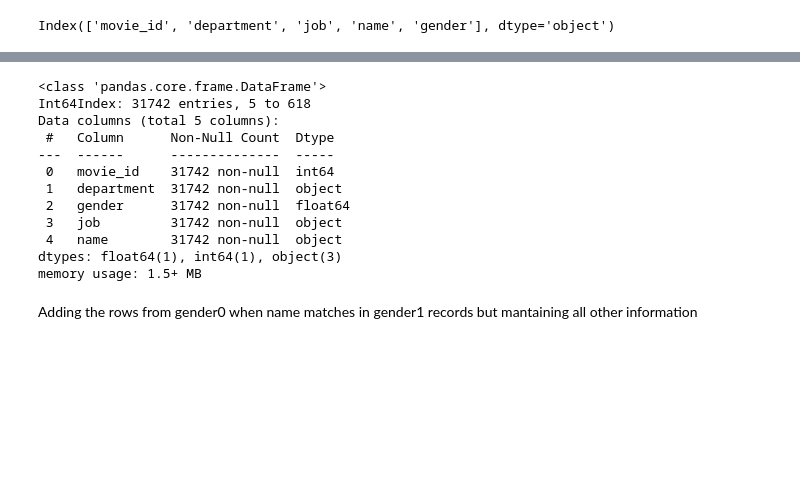
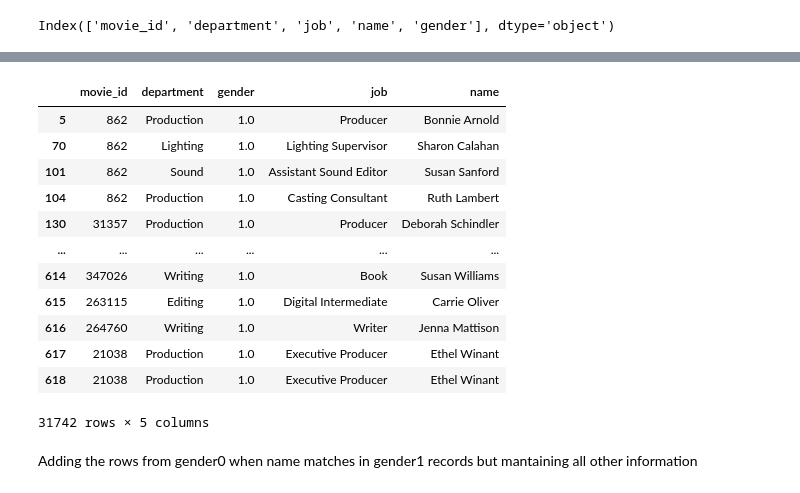
Before and after one commit to Kenner82/FRITFI-Female_vs_All_Since_1950, a Jupyter notebook: ETL_crew.ipynb, the cells around one changed output, grey strips where cells are left out. Saved outputs shown, nothing was run; the diff lists cells and outputs as text; code cells hidden in the pictures; blank space fills up the shorter version.

```diff
--- a/ETL_crew.ipynb
+++ b/ETL_crew.ipynb
@@ -256,22 +300,23 @@ intersection_1.head()
 # %%
-# Appending rows from the intersection df to the gender1 dataframe
-frames1 = [gender1, intersection_1]
-clean_gender1 = pd.concat(frames1)
+# # Appending rows from the intersection df to the gender1 dataframe
+# frames1 = [gender1, intersection_1]
+# clean_gender1 = pd.concat(frames1)
 
-clean_gender1.info()
+# clean_gender1
 # %% [output]
+|  | movie_id | department | gender | job | name |
+| 5 | 862 | Production | 1.0 | Producer | Bonnie Arnold |
+| 70 | 862 | Lighting | 1.0 | Lighting Supervisor | Sharon Calahan |
+| 101 | 862 | Sound | 1.0 | Assistant Sound Editor | Susan Sanford |
+| 104 | 862 | Production | 1.0 | Casting Consultant | Ruth Lambert |
+| 130 | 31357 | Production | 1.0 | Producer | Deborah Schindler |
+| ... | ... | ... | ... | ... | ... |
+| 614 | 347026 | Writing | 1.0 | Book | Susan Williams |
+| 615 | 263115 | Editing | 1.0 | Digital Intermediate | Carrie Oliver |
+| 616 | 264760 | Writing | 1.0 | Writer | Jenna Mattison |
+| 617 | 21038 | Production | 1.0 | Executive Producer | Ethel Winant |
+| 618 | 21038 | Production | 1.0 | Executive Producer | Ethel Winant |
-<class 'pandas.core.frame.DataFrame'>
-Int64Index: 31742 entries, 5 to 618
-Data columns (total 5 columns):
- #   Column      Non-Null Count  Dtype
----  ------      --------------  -----
- 0   movie_id    31742 non-null  int64
- 1   department  31742 non-null  object
- 2   gender      31742 non-null  float64
- 3   job         31742 non-null  object
- 4   name        31742 non-null  object
-dtypes: float64(1), int64(1), object(3)
-memory usage: 1.5+ MB
+31742 rows × 5 columns
 # %% [markdown]
 Adding the rows from gender0 when name matches in gender1 records but mantaining all other information
 # %%
```
Also changed, not shown: parts of 16 cells of this notebook.
